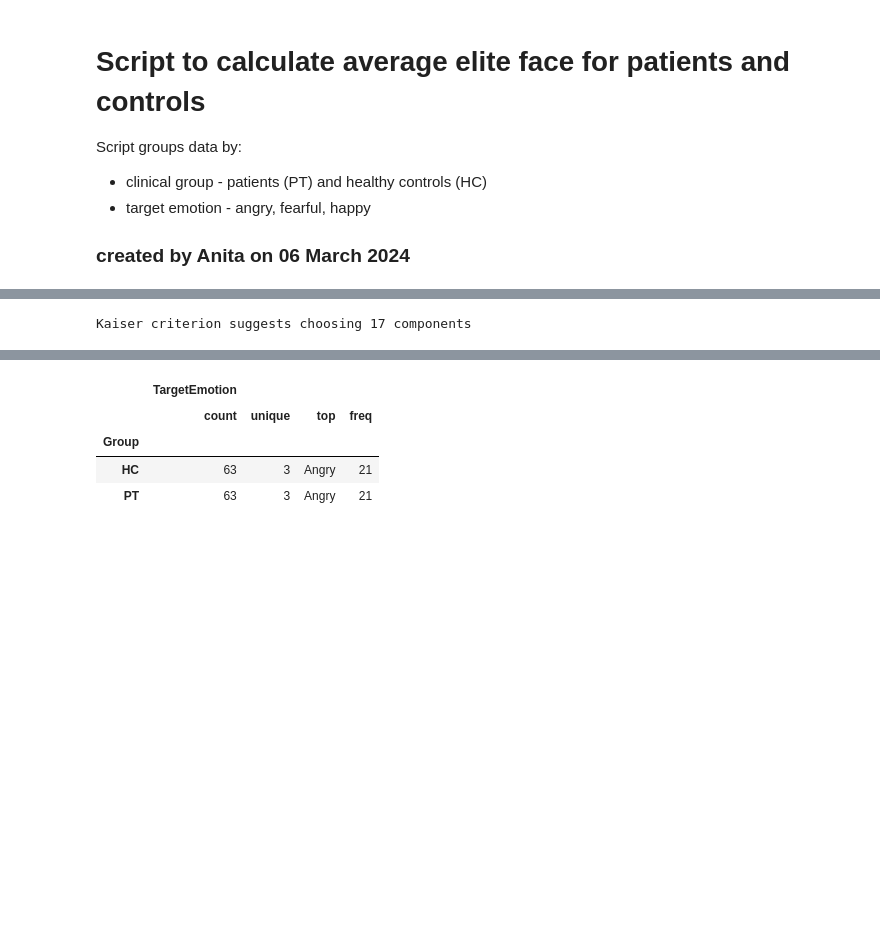
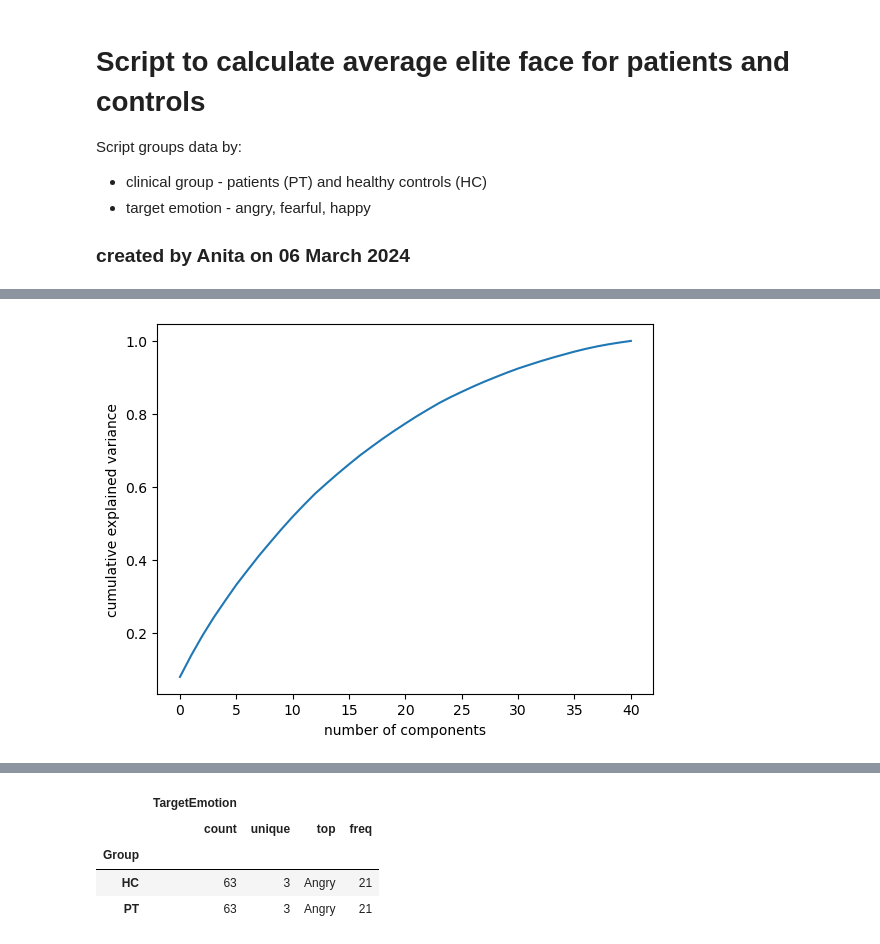
Before and after one commit to dumplings102/GA-emotion-perception-analysis, a Jupyter notebook: elite_analysis.ipynb, the cells around one changed output, grey strips where cells are left out. Drawn from its saved outputs; the diff is of its cells as text; code cells hidden in the pictures; blank space fills up the shorter version.

```diff
--- a/elite_analysis.ipynb
+++ b/elite_analysis.ipynb
@@ -334,6 +332,5 @@ from scipy.spatial import distance
 # %%
 #import data
 elite_df = pd.read_csv('processed_data/all_elites_coded.csv') # elites
-core_BS_df = pd.read_csv('CoreBlendshapeListWithFACS.csv') # core blendshape list
-
-core_BS_df.transpose()
+core_BS_df = pd.read_csv('processed_data/CoreBlendshapeListWithFACS.csv') # core blendshape list
+elite_core_df = elite_df[elite_df.columns[core_BS_df['Blendshape index']]] # get core
@@ -366,12 +357,9 @@ X = StandardScaler().fit_transform(X) # standardise
 
 pca = PCA() # pca model
 principalComponents = pca.fit_transform(X) # fit data
-# %%
-# number of components
-n_comp = np.count_nonzero([pca.explained_variance_ > 1])
-comp_labels = ['PC' + str(x) for x in range(1,n_comp+1)]
-
-# print
-print(f'Kaiser criterion suggests choosing {n_comp} components')
-# %% [output]
-Kaiser criterion suggests choosing 17 components
+# %%
+plt.plot(np.cumsum(pca.explained_variance_ratio_))
+plt.xlabel('number of components')
+plt.ylabel('cumulative explained variance');
+# %% [output]
+[figure, added]
```
Also changed, not shown: parts of 18 cells of this notebook, 3 other files.
